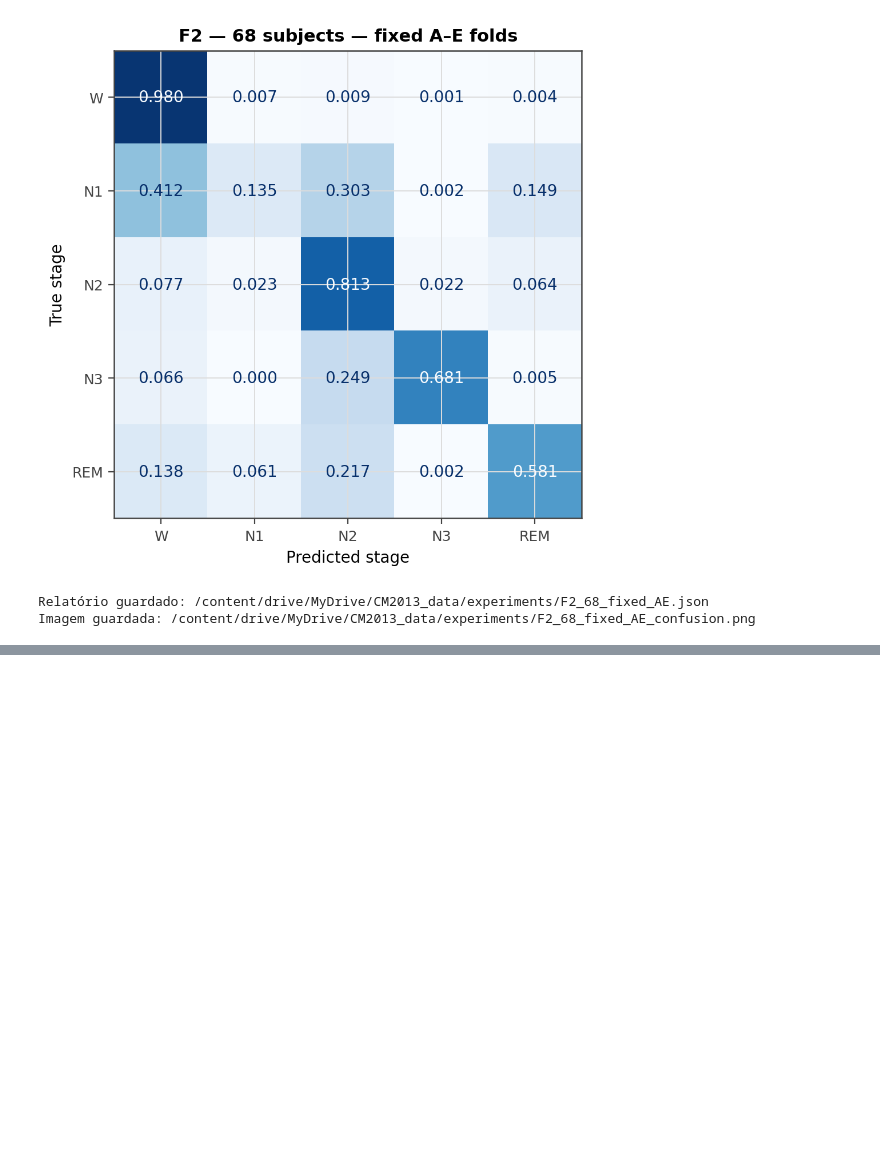
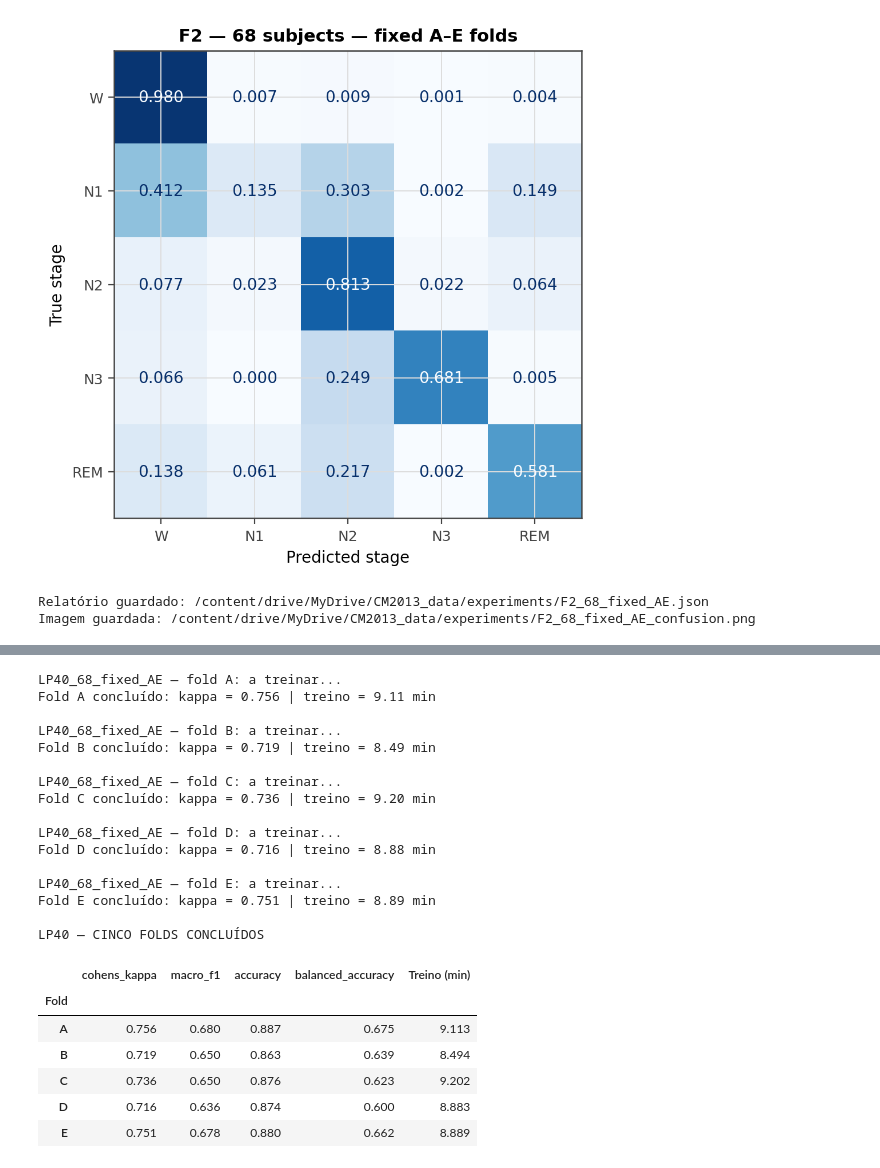
Before and after one commit to hel-fortuny/CM2013_SleepEDF_GroupT1, a Jupyter notebook: capstone_viggy.ipynb, the cells around one changed output, grey strips where cells are left out. Cells and saved outputs as stored; diff of their text form; code cells hidden in the pictures; blank space fills up the shorter version.

```diff
--- a/capstone_viggy.ipynb
+++ b/capstone_viggy.ipynb
@@ -2700,0 +3389,79 @@ Imagem guardada: /content/drive/MyDrive/CM2013_data/experiments/F2_68_fixed_AE_c
+# %%
+# LP40 — avaliar nos mesmos cinco folds do B0 e do F2.
+
+resultados_lp40_68, tabela_lp40_68 = avaliar_experiencia_68(
+    nome="LP40_68_fixed_AE",
+    X=X_lp40_68,
+    nomes_features=nomes_features_f2_68,
+    versao_features=LP40_FEATURE_VERSION,
+    detalhes={
+        "base_feature_version": B0_FEATURE_VERSION,
+        "relative_feature_version": F2_FEATURE_VERSION,
+        "relative_bands": list(bandas_f2_68),
+        "denominator": "sum of the five EEG band powers",
+        "normalization_scope": "each epoch independently",
+        "spectral_method": "welch",
+        "preprocessing": {
+            "version": LP40_PREPROCESS_VERSION,
+            "method": "Butterworth low-pass",
+            "settings": dict(LP40_SETTINGS),
+            "channels": ["eeg"],
+            "application": "sosfiltfilt, per epoch, axis=-1",
+        },
+        "training_crop": False,
+    },
+)
+
+print("\nLP40 — CINCO FOLDS CONCLUÍDOS")
+display(tabela_lp40_68.round(3))
+
+kappas_lp40 = tabela_lp40_68["cohens_kappa"]
+
+print(
+    "\nKappa médio ± SD entre os cinco folds: "
+    f"{kappas_lp40.mean():.3f} ± "
+    f"{kappas_lp40.std(ddof=1):.3f}"
+)
+
+print(
+    "Tempo total de treino: "
+    f"{tabela_lp40_68['Treino (min)'].sum():.1f} min"
+)
+
+# Comparação direta: mesmas pessoas de treino e teste em cada fold.
+comparacao_f2_lp40_68 = pd.DataFrame({
+    "F2": tabela_f2_68["cohens_kappa"],
+    "LP40": tabela_lp40_68["cohens_kappa"],
+})
+
+comparacao_f2_lp40_68["Diferença"] = (
+    comparacao_f2_lp40_68["LP40"]
+    - comparacao_f2_lp40_68["F2"]
+)
+
+print("\nCOMPARAÇÃO DO KAPPA NOS MESMOS FOLDS")
+display(comparacao_f2_lp40_68.round(3))
+# %% [output]
+LP40_68_fixed_AE — fold A: a treinar...
+Fold A concluído: kappa = 0.756 | treino = 9.11 min
+
+LP40_68_fixed_AE — fold B: a treinar...
+Fold B concluído: kappa = 0.719 | treino = 8.49 min
+
+LP40_68_fixed_AE — fold C: a treinar...
+Fold C concluído: kappa = 0.736 | treino = 9.20 min
+
+LP40_68_fixed_AE — fold D: a treinar...
+Fold D concluído: kappa = 0.716 | treino = 8.88 min
+
+LP40_68_fixed_AE — fold E: a treinar...
+Fold E concluído: kappa = 0.751 | treino = 8.89 min
+
+LP40 — CINCO FOLDS CONCLUÍDOS
+|  | cohens_kappa | macro_f1 | accuracy | balanced_accuracy | Treino (min) |
+| Fold |  |  |  |  |  |
+| A | 0.756 | 0.680 | 0.887 | 0.675 | 9.113 |
+| B | 0.719 | 0.650 | 0.863 | 0.639 | 8.494 |
+| C | 0.736 | 0.650 | 0.876 | 0.623 | 9.202 |
+| D | 0.716 | 0.636 | 0.874 | 0.600 | 8.883 |
+| E | 0.751 | 0.678 | 0.880 | 0.662 | 8.889 |
```
Also changed, not shown: parts of 11 cells of this notebook, 1 other file.
